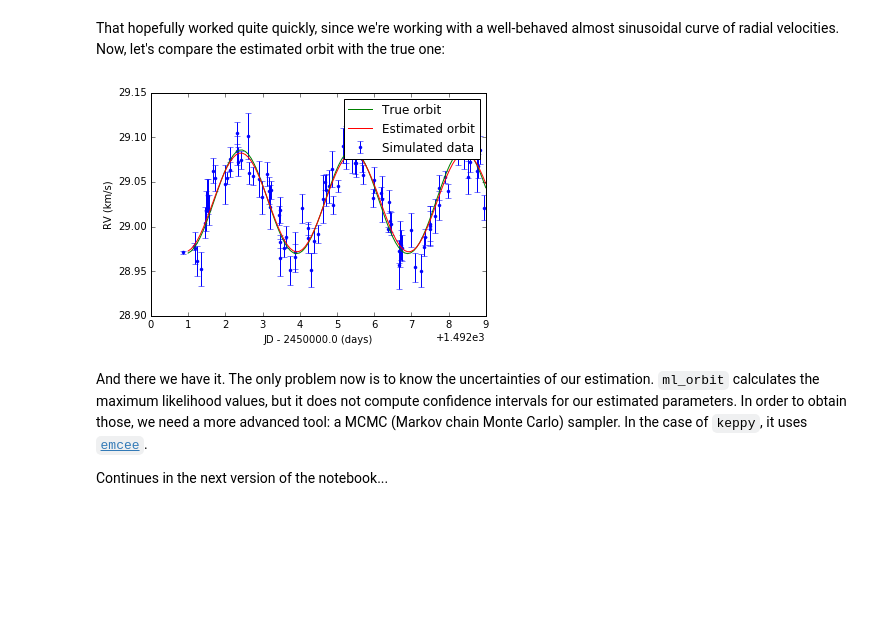
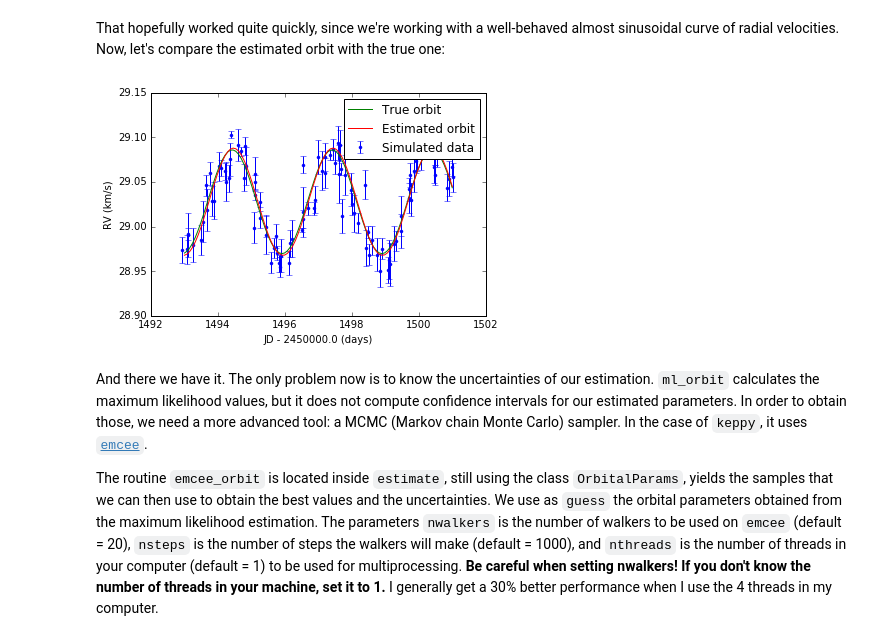
Before and after one commit to Eapj3/radial_, a Jupyter notebook: usage_example.ipynb, the cells around one changed output. Cells and saved outputs as stored; diff of their text form; code cells hidden in the pictures; blank space fills up the shorter version.

```diff
--- a/usage_example.ipynb
+++ b/usage_example.ipynb
@@ -60,12 +60,12 @@ vz=29.027
 nt=1000
 
 ts = np.linspace(1493., 1501., 100)
-HD83443 = kepler.BinarySystem(k=k_true,
-                            period=period_true,
-                            t0=t0_true,
-                            w=w_true,
-                            e=e_true,
-                            vz=vz)
+HD83443 = kepler.BinarySystem(log_k=np.log10(k_true),
+                              log_period=np.log10(period_true),
+                              t0=t0_true,
+                              w=w_true,
+                              log_e=np.log10(e_true),
+                              vz=vz)
 rvs = HD83443.get_rvs(ts=ts, nt=nt)
 
 plt.plot(ts, rvs)
@@ -100,15 +100,19 @@ Then, we run the routine `ml_orbit`. The optional parameters for this function a
   * `t0_interval`: it tunes the lower and upper limits for estimating $t_0$ (default = 100)
   * `maxiter`: maximum number of iterations for the `scipy.minimize` (default = 200)
 # %%
-guess = [k_true, period_true, t0_true, w_true, e_true]
+guess = [np.log10(k_true), np.log10(period_true), t0_true, w_true, np.log10(e_true)]
 print('Starting maximum likelihood estimation.')
 start_time = time.time()
-est = estimate.OrbitalParams(t_d, rv_d, rv_derr, vz=vz)
-params_ml = est.ml_orbit(guess=guess)
+
+# We instantiate the class OrbitalParams with our data
+estim = estimate.OrbitalParams(t_d, rv_d, rv_derr, vz=vz)
+
+# And run the estimation
+params_ml = estim.ml_orbit(guess=guess)
 print('Orbital parameters estimation took %.4f seconds' %
       (time.time()-start_time))
 print('\nK = %.3f, T = %.2f, t0 = %.1f, w = %.1f, e = %.3f' %
-      (np.exp(params_ml[0]), np.exp(params_ml[1]), params_ml[2],
-       params_ml[3], np.exp(params_ml[4])))
+      (10 ** params_ml[0], 10 ** params_ml[1], params_ml[2],
+       params_ml[3], 10 ** params_ml[4]))
 # %% [output]
 Starting maximum likelihood estimation.
@@ -118,30 +122,30 @@ K = 1.067, T = 23.32, t0 = 1497.5, w = 11.1, e = 1.152
 # %% [markdown]
 That hopefully worked quite quickly, since we're working with a well-behaved almost sinusoidal curve of radial velocities. Now, let's compare the estimated orbit with the true one:
 # %%
-# First we compute the estimated orbit
+# We compute the estimated orbit
 
-HD83443_est = kepler.BinarySystem(k=params_ml[0],
-                                  period=params_ml[1],
+HD83443_est = kepler.BinarySystem(log_k=params_ml[0],
+                                  log_period=params_ml[1],
                                   t0=params_ml[2],
                                   w=params_ml[3],
-                                  e=params_ml[4],
+                                  log_e=params_ml[4],
                                   vz=vz)
 
 rv_est = HD83443_est.get_rvs(nt=nt, ts=ts)
 
-# Plotting the results
+# And plot the results
 plt.errorbar(t_d, rv_d, fmt='.', yerr=rv_derr, label="Simulated data")
 plt.plot(ts, rvs, label="True orbit")
 plt.plot(ts, rv_est, label="Estimated orbit")
 plt.plot()
 plt.xlabel('JD - 2450000.0 (days)')
 plt.ylabel('RV (km/s)')
 plt.legend(numpoints=1)
 plt.show()
 # %% [output]
-[figure, old version]
+[figure, new version]
 # %% [markdown]
 And there we have it. The only problem now is to know the uncertainties of our estimation. `ml_orbit` calculates the maximum likelihood values, but it does not compute confidence intervals for our estimated parameters. In order to obtain those, we need a more advanced tool: a MCMC (Markov chain Monte Carlo) sampler. In the case of `keppy`, it uses [`emcee`](http://dan.iel.fm/emcee/current/).
 
-Continues in the next version of the notebook...
+The routine `emcee_orbit` is located inside `estimate`, still using the class `OrbitalParams`, yields the samples that we can then use to obtain the best values and the uncertainties. We use as `guess` the orbital parameters obtained from the maximum likelihood estimation. The parameters `nwalkers` is the number of walkers to be used on `emcee` (default = 20), `nsteps` is the number of steps the walkers will make (default = 1000), and `nthreads` is the number of threads in your computer (default = 1) to be used for multiprocessing. **Be careful when setting nwalkers! If you don't know the number of threads in your machine, set it to 1.** I generally get a 30% better performance when I use the 4 threads in my computer.
 # %%
```
Also changed, not shown: parts of 10 cells of this notebook.
